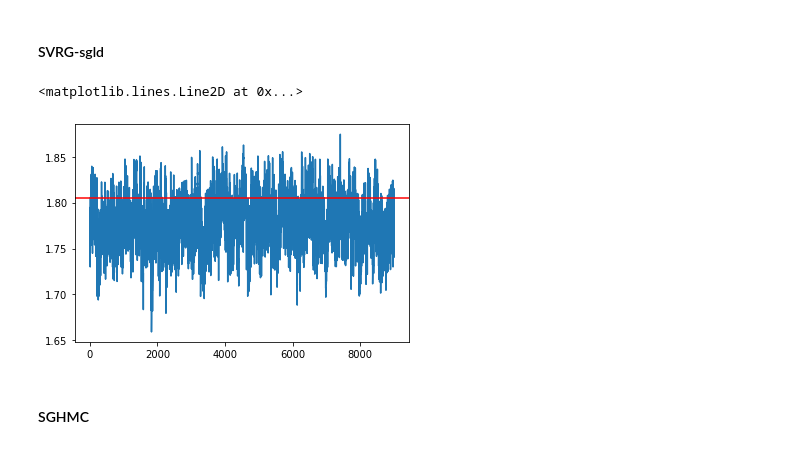
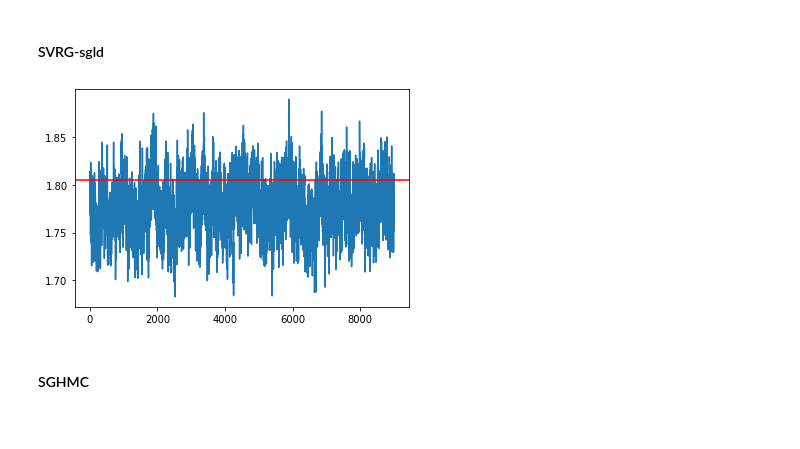
Before and after one commit to jeremiecoullon/SGMCMCJax, a Jupyter notebook: docs/nbs/sampler.ipynb, the cells around one changed output. Saved outputs shown, nothing was run; the diff lists cells and outputs as text; code cells hidden in the pictures.

```diff
--- a/docs/nbs/sampler.ipynb
+++ b/docs/nbs/sampler.ipynb
@@ -86,15 +86,15 @@ plt.axhline(theta_true[idx], c='r')
 #### SVRG-sgld
 # %%
 update_rate = 100
-my_sampler = build_sgld_SVRG_sampler(1e-4, loglikelihood, logprior, data, batch_size, theta_true, update_rate)
+my_sampler = build_sgld_SVRG_sampler(1e-4, loglikelihood, logprior, data, batch_size, update_rate)
 samples = my_sampler(key, Nsamples, theta_true)
 
 idx = 7
 plt.plot(np.array(samples)[1000:,idx])
 plt.axhline(theta_true[idx], c='r')
+plt.show()
 # %% [output]
-<matplotlib.lines.Line2D at 0x...>
-[figure, old version]
+[figure, new version]
 # %% [markdown]
 #### SGHMC
 # %%
```
Also changed, not shown: parts of 9 cells of this notebook, 15 other files.
